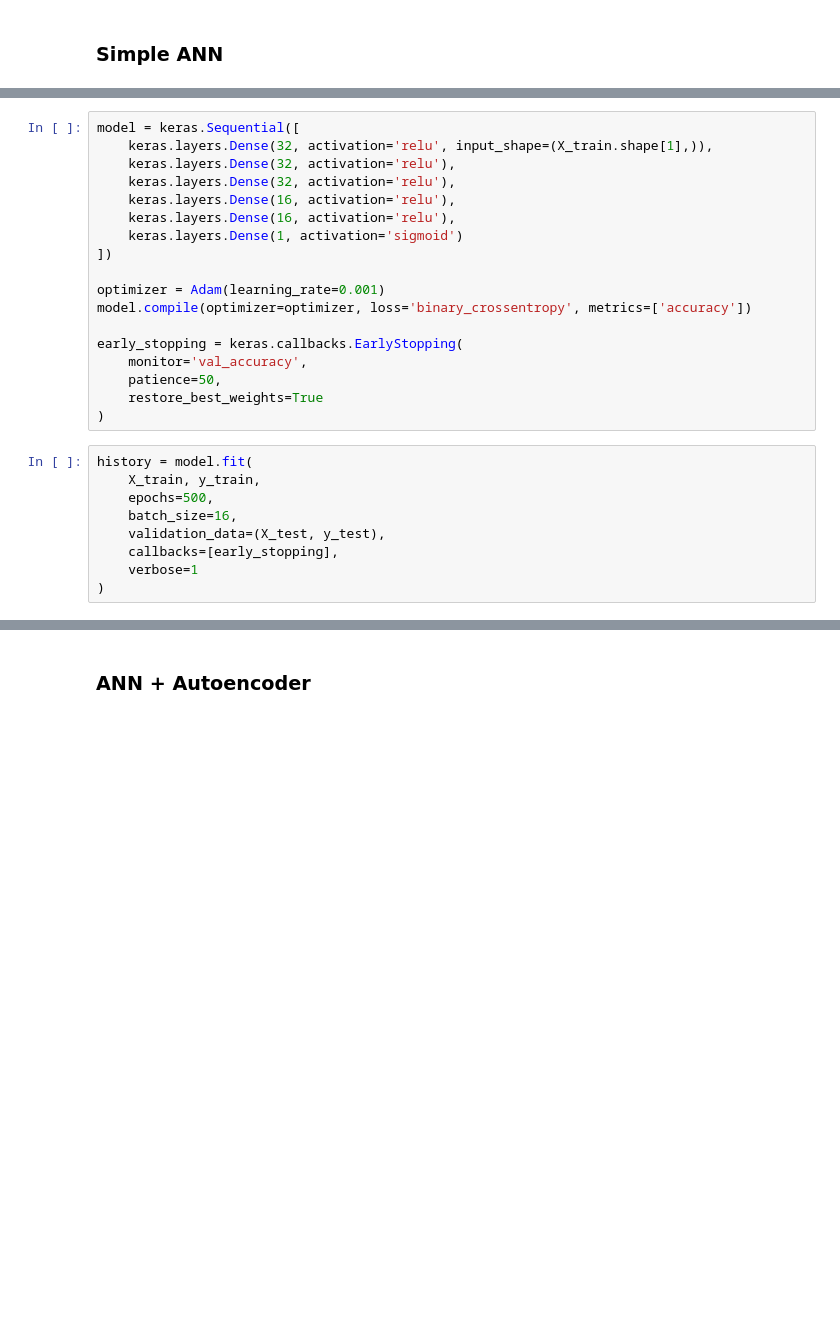
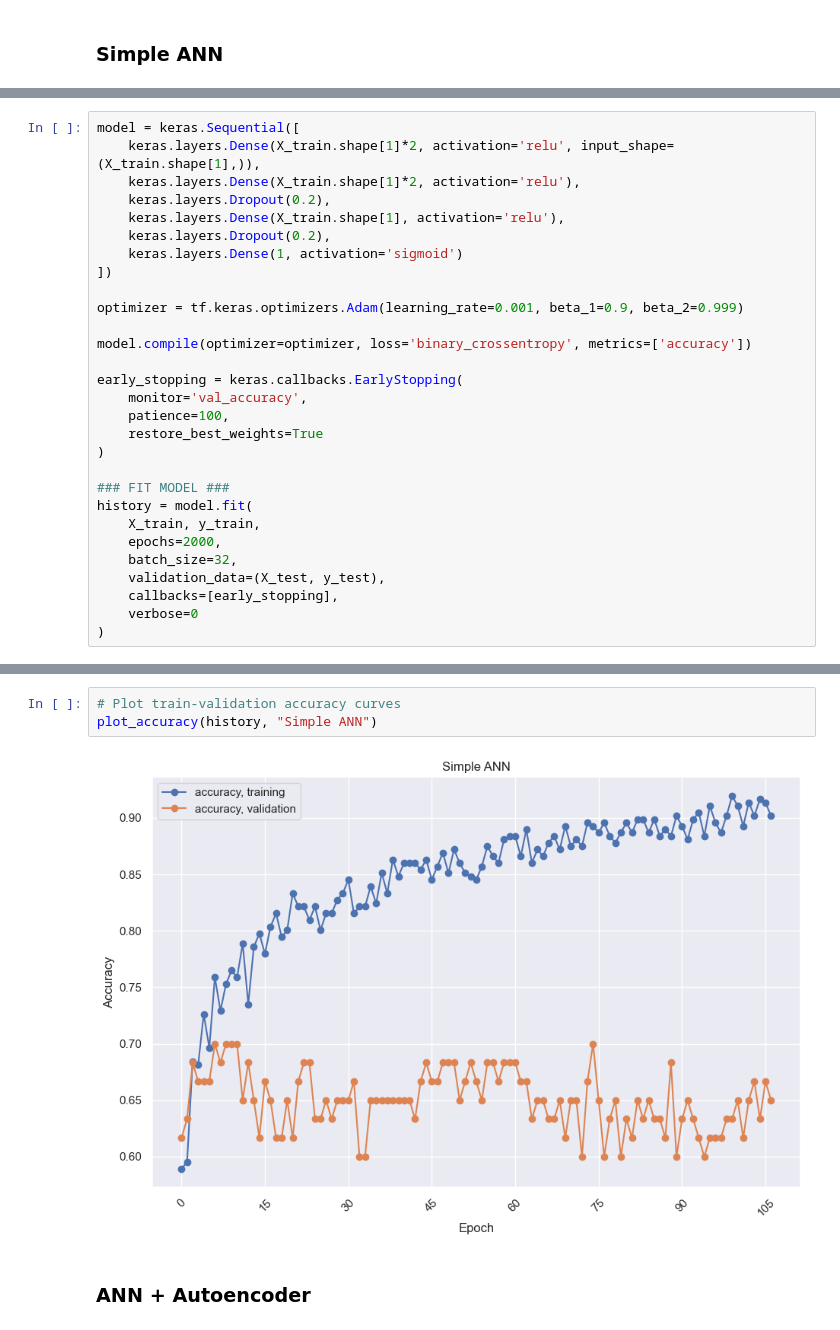
Before and after one commit to BlueJayVRStudio/DeepLearningFinal, a Jupyter notebook: DeepLearningProject.ipynb, the cells around one changed output, grey strips where cells are left out. Drawn from its saved outputs; the diff is of its cells as text; blank space fills up the shorter version.

```diff
--- a/DeepLearningProject.ipynb
+++ b/DeepLearningProject.ipynb
@@ -444,27 +434,29 @@ from tensorflow.keras.optimizers import Adam
 # %%
 model = keras.Sequential([
-    keras.layers.Dense(32, activation='relu', input_shape=(X_train.shape[1],)),
-    keras.layers.Dense(32, activation='relu'),
-    keras.layers.Dense(32, activation='relu'),
-    keras.layers.Dense(16, activation='relu'),
-    keras.layers.Dense(16, activation='relu'),
+    keras.layers.Dense(X_train.shape[1]*2, activation='relu', input_shape=(X_train.shape[1],)),
+    keras.layers.Dense(X_train.shape[1]*2, activation='relu'),
+    keras.layers.Dropout(0.2),
+    keras.layers.Dense(X_train.shape[1], activation='relu'),
+    keras.layers.Dropout(0.2),
     keras.layers.Dense(1, activation='sigmoid')
 ])
 
-optimizer = Adam(learning_rate=0.001)
+optimizer = tf.keras.optimizers.Adam(learning_rate=0.001, beta_1=0.9, beta_2=0.999)
+
 model.compile(optimizer=optimizer, loss='binary_crossentropy', metrics=['accuracy'])
 
 early_stopping = keras.callbacks.EarlyStopping(
     monitor='val_accuracy',
-    patience=50,
+    patience=100,
     restore_best_weights=True
 )
+
+### FIT MODEL ###
+history = model.fit(
+    X_train, y_train,
+    epochs=2000,
+    batch_size=32,
+    validation_data=(X_test, y_test),
+    callbacks=[early_stopping],
+    verbose=0
+)
-# %%
-history = model.fit(
-    X_train, y_train,
-    epochs=500,
-    batch_size=16,
-    validation_data=(X_test, y_test),
-    callbacks=[early_stopping],
-    verbose=1
-)
@@ -496,3 +483,8 @@ print(test_loss, test_acc)
+# %%
+# Plot train-validation accuracy curves
+plot_accuracy(history, "Simple ANN")
+# %% [output]
+[figure, added]
 # %% [markdown]
 ### ANN + Autoencoder
 # %%
```
Also changed, not shown: parts of 42 cells of this notebook, 2 other files.
